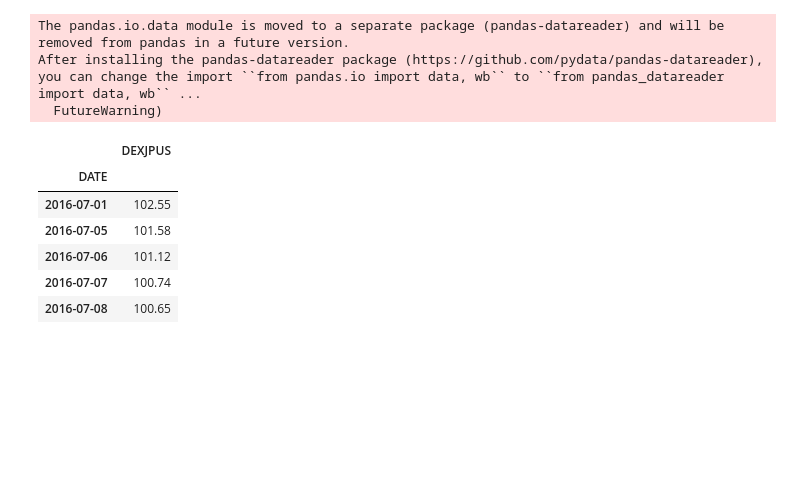
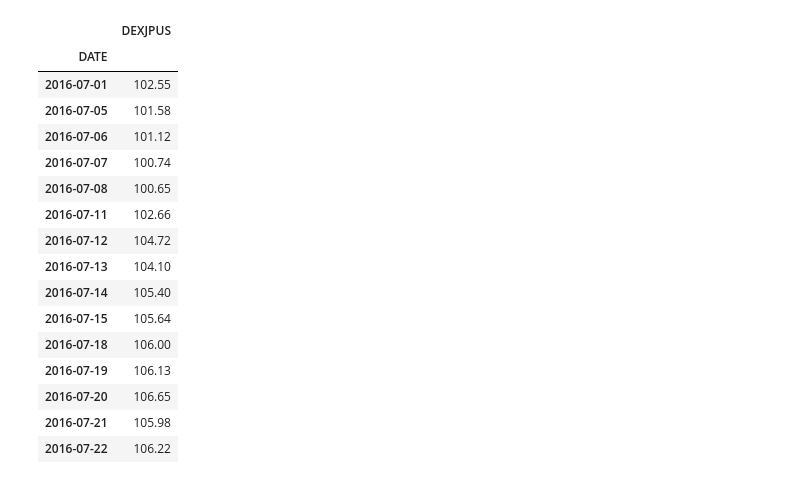
Before and after one commit to Tdual/fx, a Jupyter notebook: webReader.ipynb, the cells around one changed output. Drawn from its saved outputs; the diff is of its cells as text; code cells hidden in the pictures; blank space fills up the shorter version.

```diff
--- a/webReader.ipynb
+++ b/webReader.ipynb
@@ -1,19 +1,26 @@
 # %%
 import pandas.io.data as web
 
 start = '2016-7-01'
 
 # Federal Reserve Bank of St. Louis
 jpy = web.DataReader('DEXJPUS', 'fred', start=start)
-jpy.dropna().head()
+jpy.dropna()
 # %% [output]
-The pandas.io.data module is moved to a separate package (pandas-datareader) and will be removed from pandas in a future version.
-After installing the pandas-datareader package (https://github.com/pydata/pandas-datareader), you can change the import ``from pandas.io import data, wb`` to ``from pandas_datareader import data, wb`` ...
-  FutureWarning)
 |  | DEXJPUS |
 | DATE |  |
 | 2016-07-01 | 102.55 |
 | 2016-07-05 | 101.58 |
 | 2016-07-06 | 101.12 |
 | 2016-07-07 | 100.74 |
 | 2016-07-08 | 100.65 |
+| 2016-07-11 | 102.66 |
+| 2016-07-12 | 104.72 |
+| 2016-07-13 | 104.10 |
+| 2016-07-14 | 105.40 |
+| 2016-07-15 | 105.64 |
+| 2016-07-18 | 106.00 |
+| 2016-07-19 | 106.13 |
+| 2016-07-20 | 106.65 |
+| 2016-07-21 | 105.98 |
+| 2016-07-22 | 106.22 |
```
Also changed, not shown: 10 other files.
